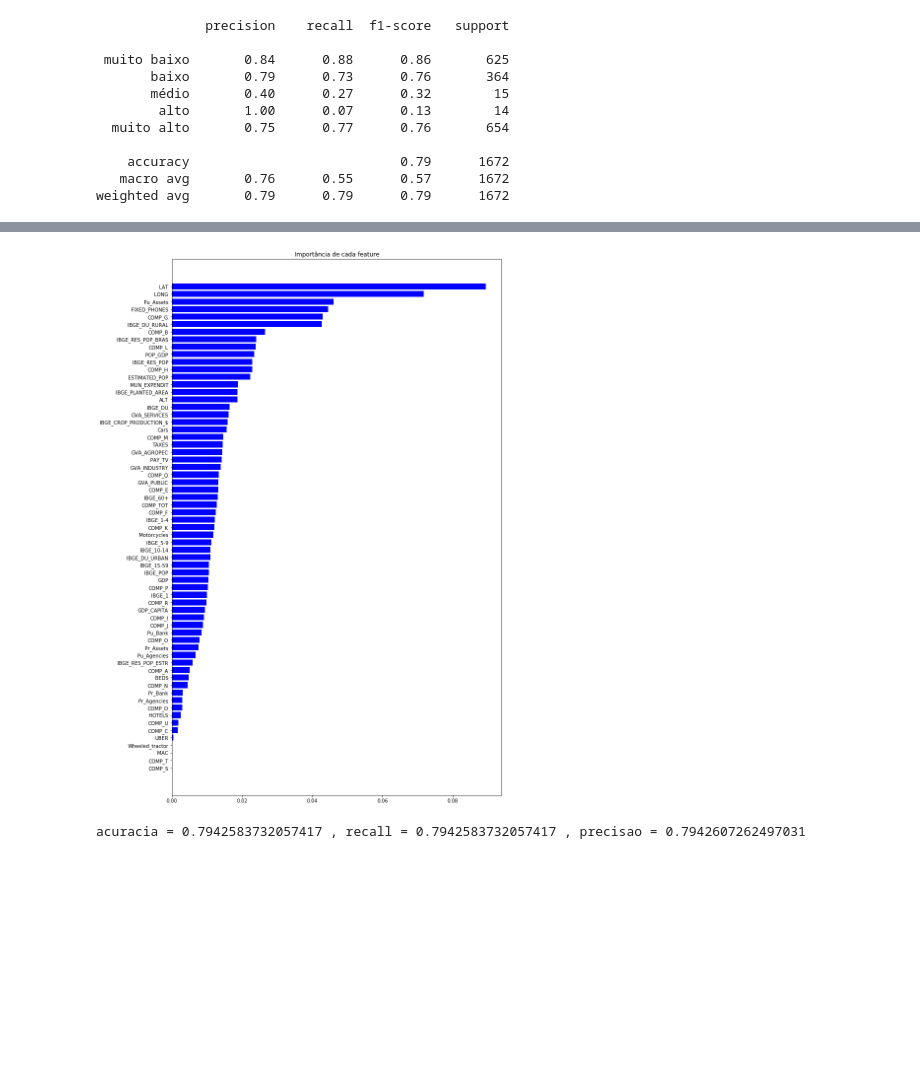
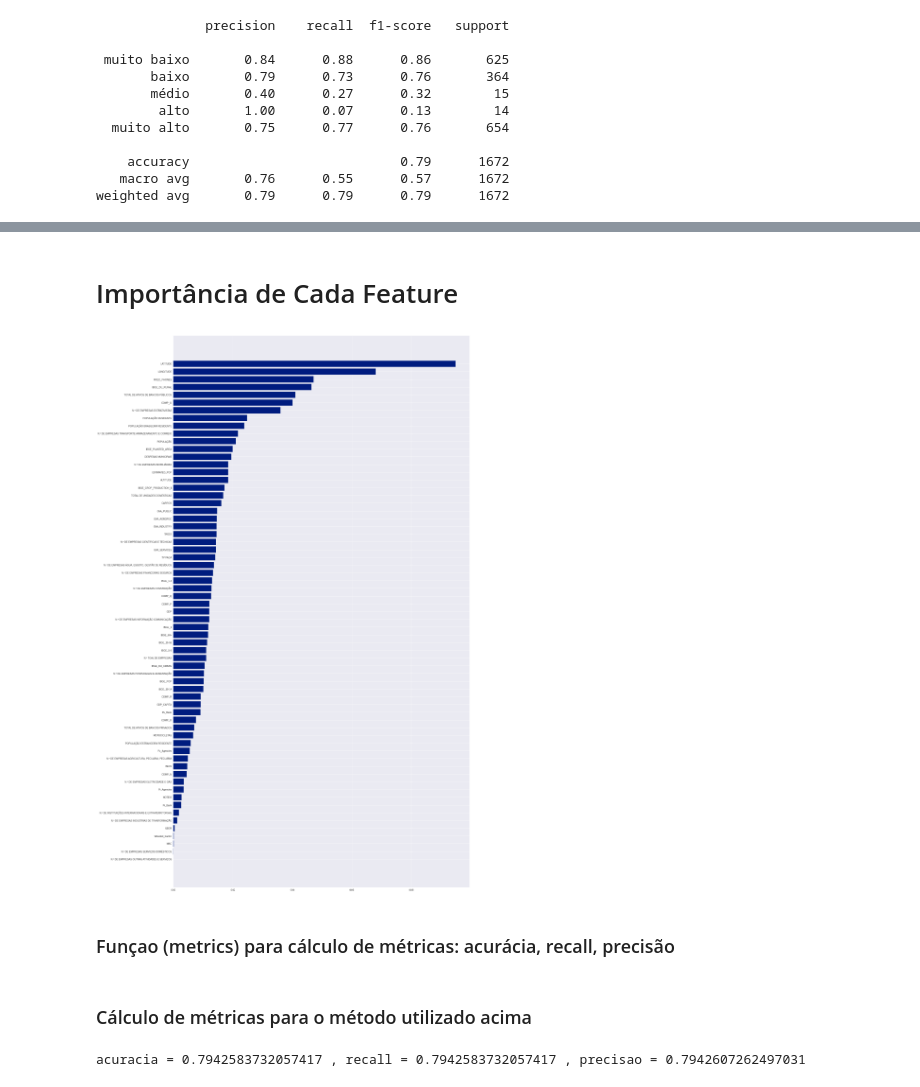
Before and after one commit to giovannabadaro/machine-learning-brazilian-cities, a Jupyter notebook: model.ipynb, the cells around one changed output, grey strips where cells are left out. Cells and saved outputs as stored; diff of their text form; code cells hidden in the pictures; blank space fills up the shorter version.

Commit message:
refactoring model module

```diff
--- a/model.ipynb
+++ b/model.ipynb
@@ -170,21 +113,33 @@ Feature ranking:
-# %%
-features = ["IBGE_RES_POP", "IBGE_RES_POP_BRAS", "IBGE_RES_POP_ESTR", "IBGE_DU", "IBGE_DU_URBAN", "IBGE_DU_RURAL", "IBGE_POP", "IBGE_1", "IBGE_1-4", "IBGE_5-9", "IBGE_10-14", "IBGE_15-59", "IBGE_60+", "IBGE_PLANTED_AREA", "IBGE_CROP_PRODUCTION_$","LONG", "LAT", "ALT", "PAY_TV", "FIXED_PHONES", "ESTIMATED_POP", "GVA_AGROPEC", "GVA_INDUSTRY", "GVA_SERVICES", "GVA_PUBLIC", "TAXES", "GDP", "POP_GDP", "GDP_CAPITA", "MUN_EXPENDIT", "COMP_TOT", "COMP_A", "COMP_B", "COMP_C", "COMP_D", "COMP_E", "COMP_F", "COMP_G", "COMP_H", "COMP_I", "COMP_J", "COMP_K", "COMP_L", "COMP_M", "COMP_N", "COMP_O", "COMP_P", "COMP_Q", "COMP_R", "COMP_S", "COMP_T", "COMP_U", "HOTELS", "BEDS", "Pr_Agencies", "Pu_Agencies", "Pr_Bank", "Pu_Bank", "Pr_Assets", "Pu_Assets", "Cars", "Motorcycles", "Wheeled_tractor", "UBER", "MAC", "WAL-MART", "POST_OFFICES"]
-importances = model.feature_importances_
-indices = np.argsort(importances)
-
-plt.figure(figsize=(12, 20))
-plt.title('Importância de cada feature')
-plt.barh(range(len(indices)), importances[indices], color='b', align='center')
-plt.yticks(range(len(indices)), [features[i] for i in indices])
-plt.show()
-# %% [output]
-[figure, removed]
+# %% [markdown]
+# Importância de Cada Feature
+# %%
+importances = model.feature_importances_
+std = np.std([tree.feature_importances_ for tree in model.estimators_],
+             axis=0)
+indices = np.argsort(importances)[::-1]
+
+features = ["POPULAÇÃO RESIDENTE", "POPULAÇÃO BRASILEIRA RESIDENTE", "POPULAÇÃO ESTRANGEIRA RESIDENTE", "TOTAL DE UNIDADES DOMÉSTICAS", "IBGE_DU_URBAN", "IBGE_DU_RURAL", "IBGE_POP", "IBGE_1", "IBGE_1-4", "IBGE_5-9", "IBGE_10-14", "IBGE_15-59", "IBGE_60+", "IBGE_PLANTED_AREA", "IBGE_CROP_PRODUCTION_$","LONGITUDE", "LATITUDE", "ALTITUDE", "TV PAGA", "FIXED_PHONES", "ESTIMATED_POP", "GVA_AGROPEC", "GVA_INDUSTRY", "GVA_SERVICES", "GVA_PUBLIC", "TAXES", "GDP", "POPULAÇÃO", "GDP_CAPITA", "DESPESAS MUNICIPAIS", "N.º TOAL DE EMPRESAS", "N.º DE EMPRESAS AGRICULTURA, PECUÁRIA, PECUÁRIA", "N.º DE EMPRESAS EXTRATIVISTAS", "N.º DE EMPRESAS INDUSTRIAS DE TRANFORMAÇÃO", "N.º DE EMPRESAS ELETRICIDADE E GÁS", "N.º DE EMPRESAS ÁGUA, ESGOTO, GESTÃO DE RESÍDUOS", "N.º DE EMPRESAS CONSTRUÇÃO", "COMP_G", "N.º DE EMPRESAS TRANSPORTE ARMAZENAMENTO E CORREIO", "N.º DE EMPRESAS HOSPEDAGEM E ALIMENTAÇÃO", "N.º DE EMPRESAS INFORMAÇÃO COMUNICAÇÃO", "N.º DE EMPRESAS FINANCEIRAS SEGUROS", "N.º DE EMPRESAS IMOBILIÁRIAS", "N.º DE EMPRESAS CIENTÍFICAS E TÉCNICAS", "COMP_N", "COMP_O", "COMP_P", "COMP_Q", "COMP_R", "N.º DE EMPRESAS OUTRAS ATIVIDADES E SERVIÇOS", "N.º DE EMPRESAS SERVIÇOS DOMÉSTICOS", "N.º DE INSTITUIÇÕES INTERNACIONAIS E EXTRATERRITORIAIS", "HOTEIS", "BEDS", "Pr_Agencies", "Pu_Agencies", "Pr_Bank", "Pu_Bank", "TOTAL DE ATIVOS DE BANCOS PRIVADOS", "TOTAL DE ATIVOS DE BANCOS PÚBLICOS", "CARROS", "MOTOCICLETAS", "Wheeled_tractor", "UBER", "MAC", "WAL-MART", "POST_OFFICES"]
+importances = model.feature_importances_
+indices = np.argsort(importances)
+
+
+plt.style.use('seaborn-dark-palette')
+plt.figure(figsize=(20, 40))
+plt.barh(range(len(indices)), importances[indices], align='center')
+plt.yticks(range(len(indices)), [features[i] for i in indices])
+plt.show()
+# %% [output]
+[figure, added]
+# %% [markdown]
+### Funçao (metrics) para cálculo de métricas: acurácia, recall, precisão
 # %%
 def metrics (y_test, y_pred):
   ac = accuracy_score(y_test, y_pred)
   rec = recall_score(y_test,y_pred, average= 'weighted')
   prec = precision_score(y_test,y_pred, average='weighted')
   return (ac, rec, prec)
+# %% [markdown]
+### Cálculo de métricas para o método utilizado acima
 # %%
 acuracia, recall, precisao= metrics(y_test,y_pred)
 stringSaida= "acuracia = {ac} , recall = {rec} , precisao = {prec} ".format (ac = acuracia, rec = recall, prec = precisao)
```
Also changed, not shown: parts of 14 cells of this notebook, 3 other files.
